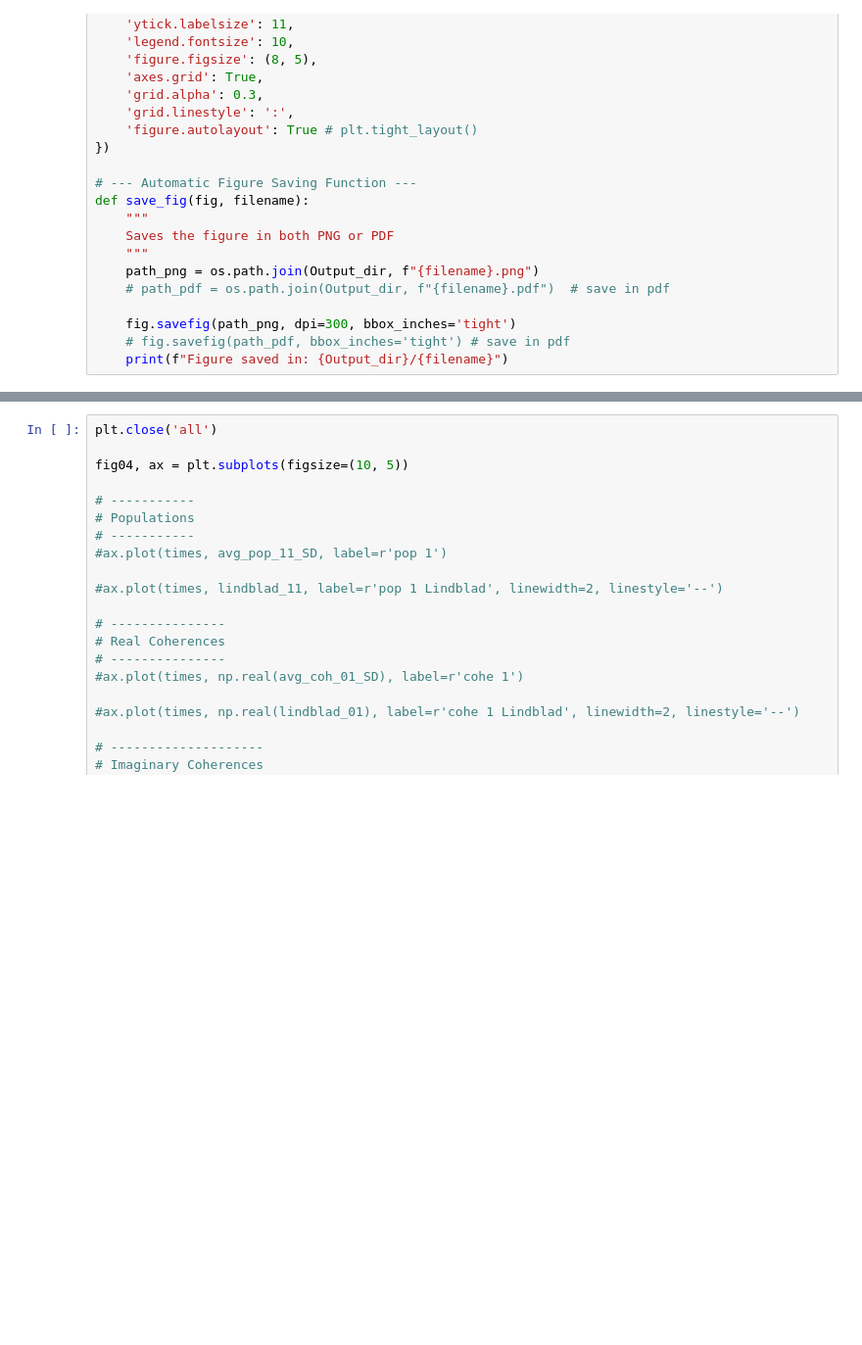
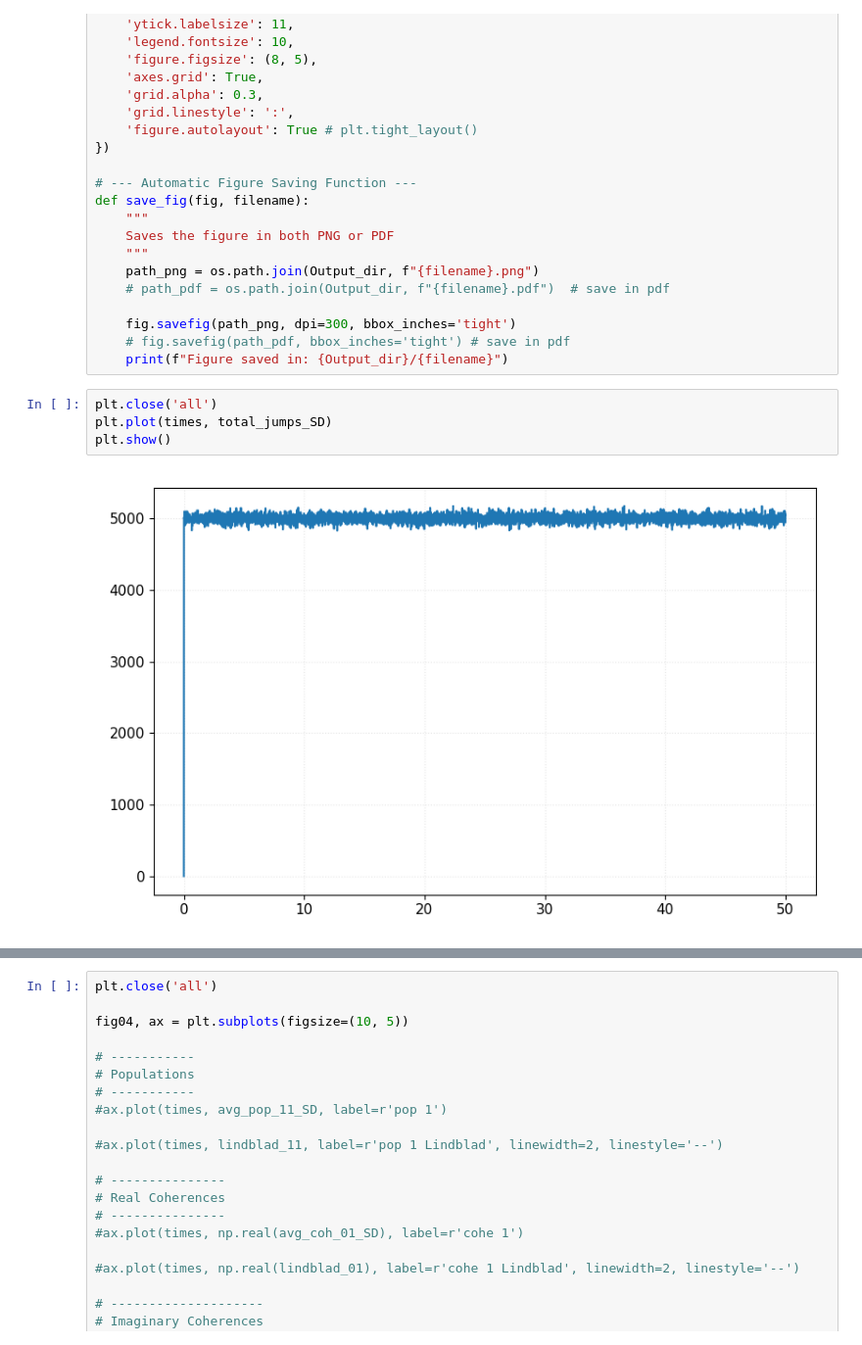
Before and after one commit to francescociavarella/Collisional-Methods, a Jupyter notebook: Coccia3LevelSys/Codes/Intermediate/Plot_rho_complete.ipynb, the cells around one changed output, grey strips where cells are left out. Shown at 98% size. Saved outputs shown, nothing was run; the diff lists cells and outputs as text; blank space fills up the shorter version.

Commit message:
plot 3 levels system

```diff
--- a/Coccia3LevelSys/Codes/Intermediate/Plot_rho_complete.ipynb
+++ b/Coccia3LevelSys/Codes/Intermediate/Plot_rho_complete.ipynb
@@ -104,3 +131,9 @@ def save_fig(fig, filename):
     fig.savefig(path_png, dpi=300, bbox_inches='tight')
     # fig.savefig(path_pdf, bbox_inches='tight') # save in pdf
     print(f"Figure saved in: {Output_dir}/{filename}")
+# %%
+plt.close('all')
+plt.plot(times, total_jumps_SD)
+plt.show()
+# %% [output]
+[figure, added]
```
Also changed, not shown: parts of 7 cells of this notebook, 1 other file.
